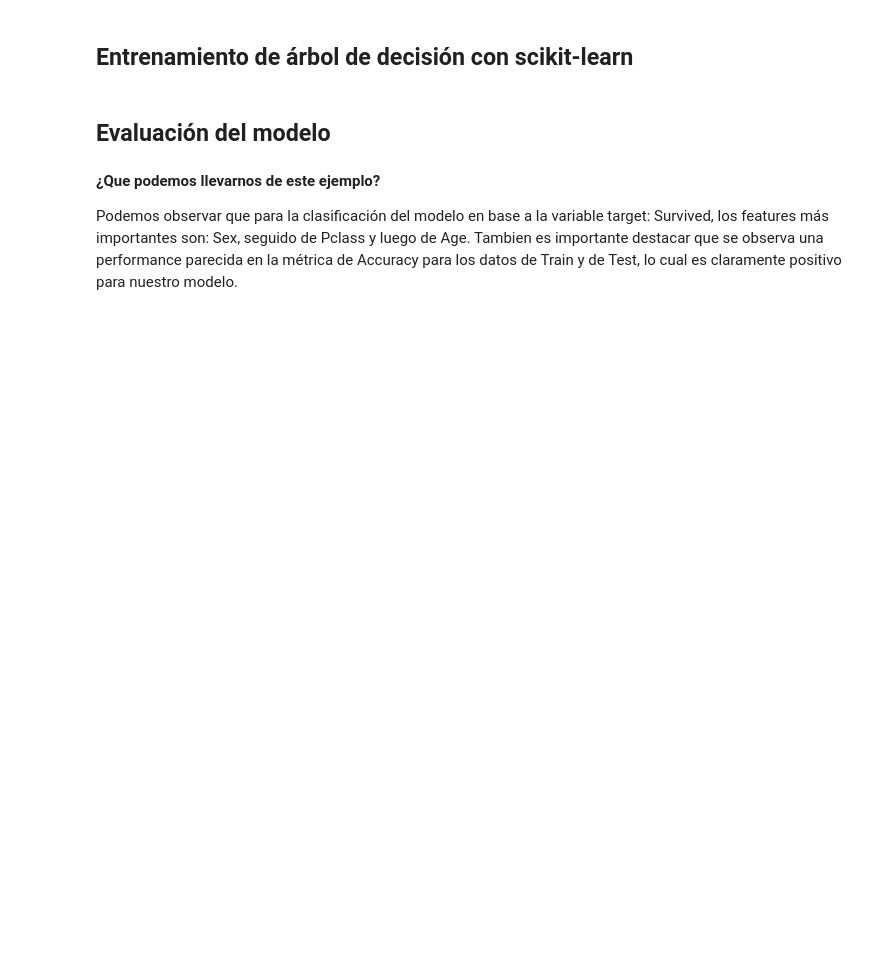
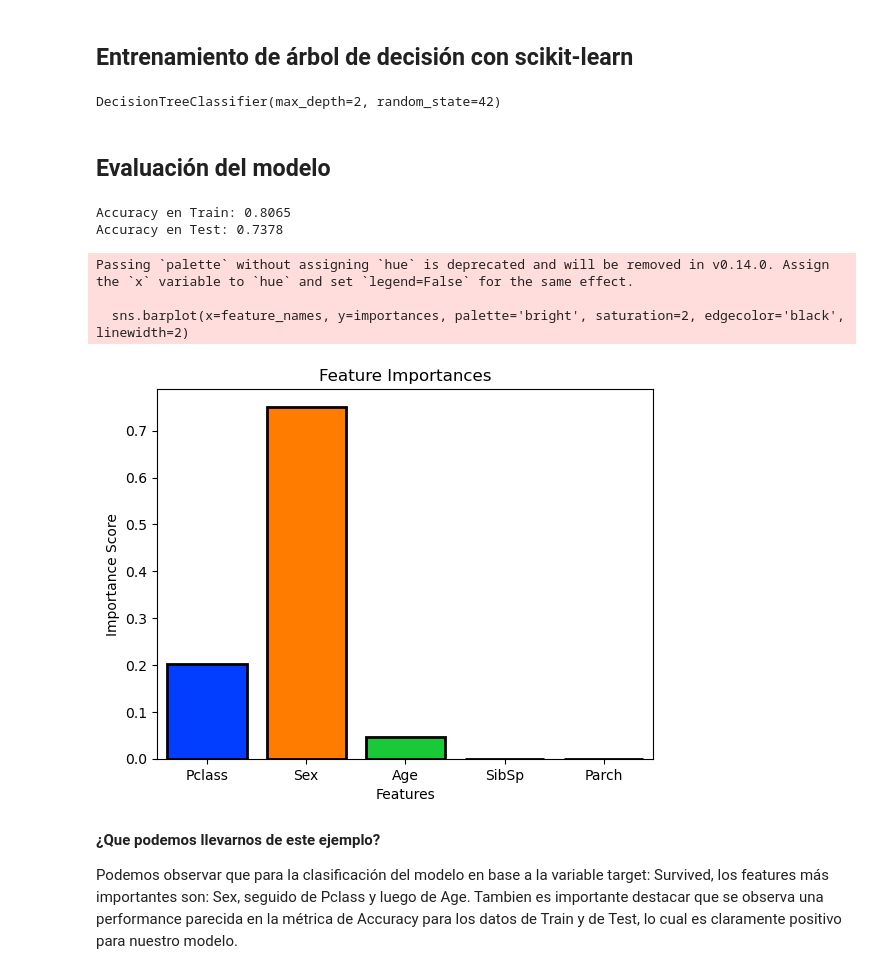
Before and after one commit to CarlosCortes2020/ScikitLearnDecTree, a Jupyter notebook: notebooks/001_arbol_decision.ipynb, the cells around one changed output. Saved outputs shown, nothing was run; the diff lists cells and outputs as text; code cells hidden in the pictures; blank space fills up the shorter version.

Commit message:
Commit with the second decision tree model as example

```diff
--- a/notebooks/001_arbol_decision.ipynb
+++ b/notebooks/001_arbol_decision.ipynb
@@ -27,2 +121,4 @@ Utilizaremos el **dataset Titanic** de Standford: https://web.stanford.edu/class
 # %%
 #Ordenar columnas por nombres
+df_raw = df_raw[['Survived', 'Pclass', 'Sex', 'Age', 'SibSp', 'Parch']]
+df_raw.head()
@@ -30,16 +133,24 @@ Utilizaremos el **dataset Titanic** de Standford: https://web.stanford.edu/class
 ## Entrenamiento de árbol de decisión con scikit-learn
 # %%
 #Separamos en X e y
+X = df_raw.drop('Survived', axis=1)
+y = df_raw['Survived']
 # %%
 #Importamos las librerias necesarias para la creacion del modelo
-
+from sklearn.model_selection import train_test_split
+from sklearn.tree import DecisionTreeClassifier
+from sklearn import tree
 
 #30% para test y 70% para train
+X_train, X_test, y_train, y_test = train_test_split(X, y, test_size=0.3, random_state=42)
 # %%
 #Arbol de Decision
-
+tree_model = DecisionTreeClassifier(max_depth=2, random_state=42)
 
 #Creacion del modelo
+tree_model.fit(X_train, y_train)
+# %% [output]
+DecisionTreeClassifier(max_depth=2, random_state=42)
 # %%
 #Entrenamiento
 # %% [markdown]
@@ -49,8 +162,14 @@ Utilizaremos el **dataset Titanic** de Standford: https://web.stanford.edu/class
 # %%
 #Calculo de metricas
-
+from sklearn.metrics import accuracy_score
 
 #Calculo el accuracy en Train
-
+train_accuracy = accuracy_score(y_train, y_train_pred)
+print(f'Accuracy en Train: {train_accuracy:.4f}')
 
 #Calculo el accuracy en Test
+test_accuracy = accuracy_score(y_test, y_test_pred)
+print(f'Accuracy en Test: {test_accuracy:.4f}')
+# %% [output]
+Accuracy en Train: 0.8065
+Accuracy en Test: 0.7378
@@ -59,3 +176,19 @@ Utilizaremos el **dataset Titanic** de Standford: https://web.stanford.edu/class
+# %%
+#Verificamos el feature importances
+import seaborn as sns
+
+importances = tree_model.feature_importances_
+feature_names = X.columns
+sns.barplot(x=feature_names, y=importances, palette='bright', saturation=2, edgecolor='black', linewidth=2)
+plt.title('Feature Importances')
+plt.xlabel('Features')
+plt.ylabel('Importance Score')
+plt.show()
+# %% [output]
+Passing `palette` without assigning `hue` is deprecated and will be removed in v0.14.0. Assign the `x` variable to `hue` and set `legend=False` for the same effect.
+
+  sns.barplot(x=feature_names, y=importances, palette='bright', saturation=2, edgecolor='black', linewidth=2)
+[figure, added]
 # %% [markdown]
 **¿Que podemos llevarnos de este ejemplo?**
 
```
Also changed, not shown: parts of 18 cells of this notebook, 2 other files.
